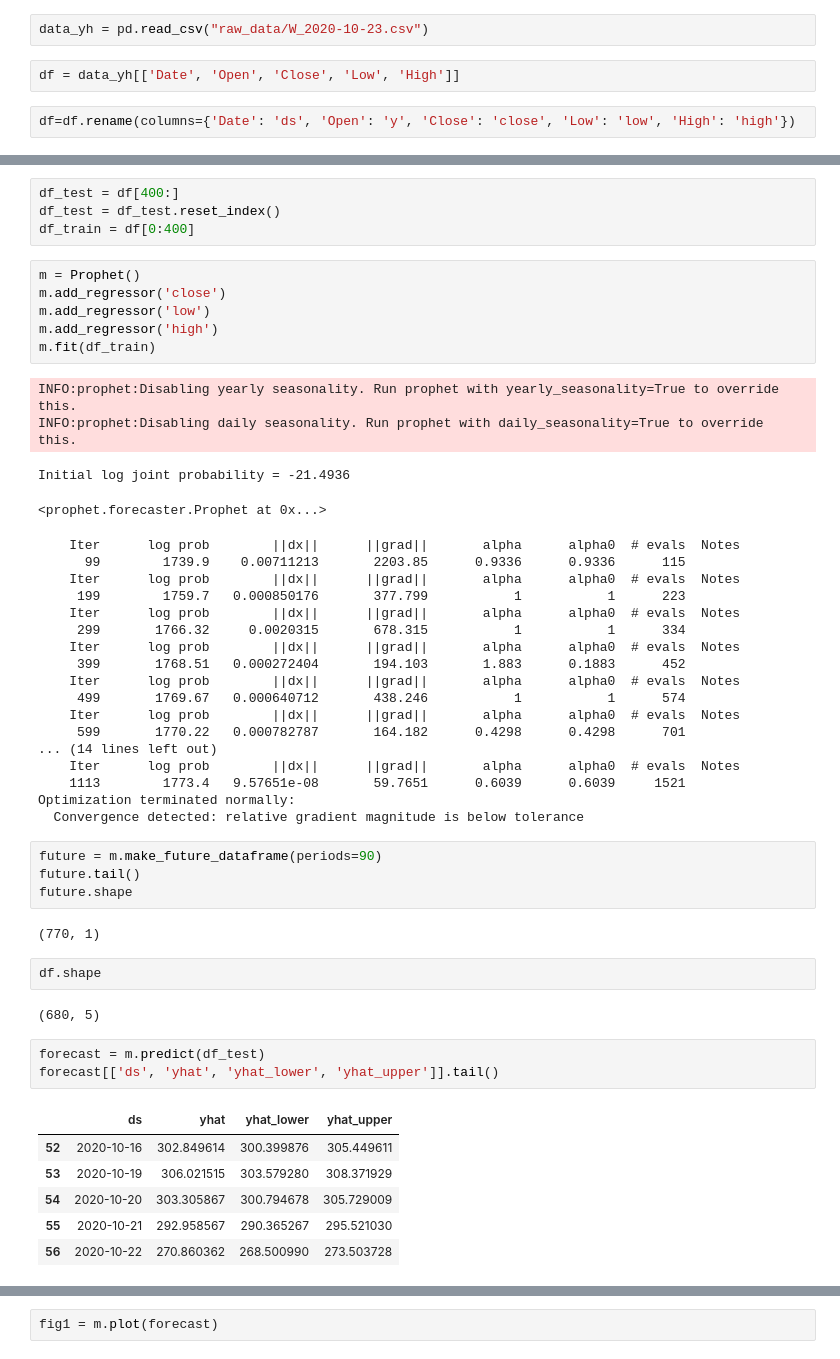
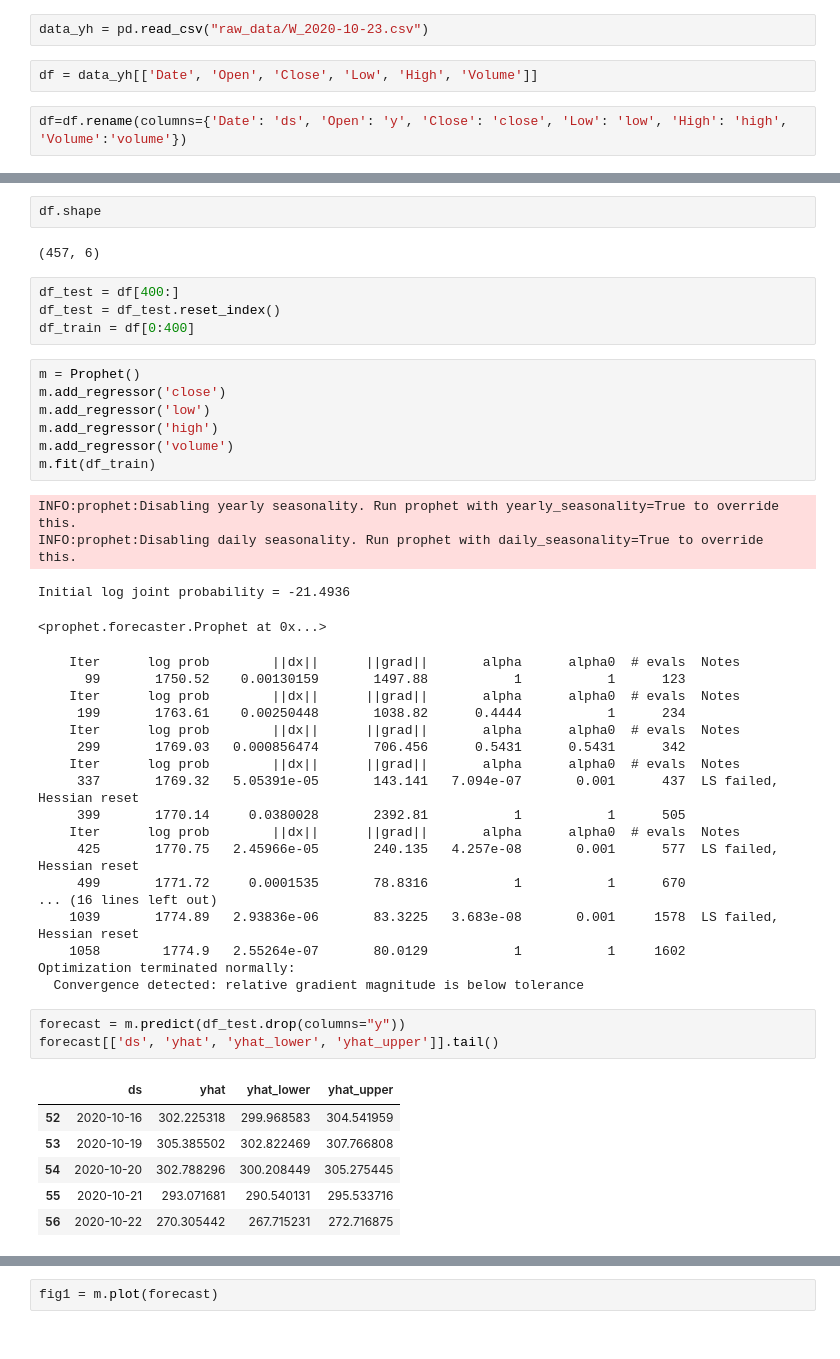
Before and after one commit to alicerantao/SeekingSigma, a Jupyter notebook: Prophet-W.ipynb, the cells around one changed output, grey strips where cells are left out. Saved outputs shown, nothing was run; the diff lists cells and outputs as text.

```diff
--- a/Prophet-W.ipynb
+++ b/Prophet-W.ipynb
@@ -27,9 +27,9 @@ data_yh
 # %%
 data_yh = pd.read_csv("raw_data/W_2020-10-23.csv")
 # %%
-df = data_yh[['Date', 'Open', 'Close', 'Low', 'High']]
+df = data_yh[['Date', 'Open', 'Close', 'Low', 'High', 'Volume']]
 # %%
-df=df.rename(columns={'Date': 'ds', 'Open': 'y', 'Close': 'close', 'Low': 'low', 'High': 'high'})
+df=df.rename(columns={'Date': 'ds', 'Open': 'y', 'Close': 'close', 'Low': 'low', 'High': 'high', 'Volume':'volume'})
 # %%
 df.head()
 # %% [output]
@@ -46,3 +42,7 @@ df.shape
+# %%
+df.shape
+# %% [output]
+(457, 6)
 # %%
 df_test = df[400:]
 df_test = df_test.reset_index()
@@ -52,6 +52,7 @@ m = Prophet()
 m.add_regressor('close')
 m.add_regressor('low')
 m.add_regressor('high')
+m.add_regressor('volume')
 m.fit(df_train)
 # %% [output]
 INFO:prophet:Disabling yearly seasonality. Run prophet with yearly_seasonality=True to override this.
@@ -59,42 +60,32 @@ INFO:prophet:Disabling daily seasonality. Run prophet with daily_seasonality=Tru
 Initial log joint probability = -21.4936
 <prophet.forecaster.Prophet at 0x...>
     Iter      log prob        ||dx||      ||grad||       alpha      alpha0  # evals  Notes
-      99        1739.9    0.00711213       2203.85      0.9336      0.9336      115
+      99       1750.52    0.00130159       1497.88           1           1      123
     Iter      log prob        ||dx||      ||grad||       alpha      alpha0  # evals  Notes
-     199        1759.7   0.000850176       377.799           1           1      223
+     199       1763.61    0.00250448       1038.82      0.4444           1      234
     Iter      log prob        ||dx||      ||grad||       alpha      alpha0  # evals  Notes
-     299       1766.32     0.0020315       678.315           1           1      334
+     299       1769.03   0.000856474       706.456      0.5431      0.5431      342
     Iter      log prob        ||dx||      ||grad||       alpha      alpha0  # evals  Notes
-     399       1768.51   0.000272404       194.103       1.883      0.1883      452
+     337       1769.32   5.05391e-05       143.141   7.094e-07       0.001      437  LS failed, Hessian reset
+     399       1770.14     0.0380028       2392.81           1           1      505
     Iter      log prob        ||dx||      ||grad||       alpha      alpha0  # evals  Notes
-     499       1769.67   0.000640712       438.246           1           1      574
-    Iter      log prob        ||dx||      ||grad||       alpha      alpha0  # evals  Notes
-     599       1770.22   0.000782787       164.182      0.4298      0.4298      701
-... (14 lines left out)
-    Iter      log prob        ||dx||      ||grad||       alpha      alpha0  # evals  Notes
-    1113        1773.4   9.57651e-08       59.7651      0.6039      0.6039     1521
+     425       1770.75   2.45966e-05       240.135   4.257e-08       0.001      577  LS failed, Hessian reset
+     499       1771.72     0.0001535       78.8316           1           1      670
+... (16 lines left out)
+    1039       1774.89   2.93836e-06       83.3225   3.683e-08       0.001     1578  LS failed, Hessian reset
+    1058        1774.9   2.55264e-07       80.0129           1           1     1602
 Optimization terminated normally:
   Convergence detected: relative gradient magnitude is below tolerance
-# %%
-future = m.make_future_dataframe(periods=90)
-future.tail()
-future.shape
-# %% [output]
-(770, 1)
-# %%
-df.shape
-# %% [output]
-(680, 5)
 # %%
-forecast = m.predict(df_test)
+forecast = m.predict(df_test.drop(columns="y"))
 forecast[['ds', 'yhat', 'yhat_lower', 'yhat_upper']].tail()
 # %% [output]
 |  | ds | yhat | yhat_lower | yhat_upper |
-| 52 | 2020-10-16 | 302.849614 | 300.399876 | 305.449611 |
-| 53 | 2020-10-19 | 306.021515 | 303.579280 | 308.371929 |
-| 54 | 2020-10-20 | 303.305867 | 300.794678 | 305.729009 |
-| 55 | 2020-10-21 | 292.958567 | 290.365267 | 295.521030 |
-| 56 | 2020-10-22 | 270.860362 | 268.500990 | 273.503728 |
+| 52 | 2020-10-16 | 302.225318 | 299.968583 | 304.541959 |
+| 53 | 2020-10-19 | 305.385502 | 302.822469 | 307.766808 |
+| 54 | 2020-10-20 | 302.788296 | 300.208449 | 305.275445 |
+| 55 | 2020-10-21 | 293.071681 | 290.540131 | 295.533716 |
+| 56 | 2020-10-22 | 270.305442 | 267.715231 | 272.716875 |
 # %%
 forecast.shape
 # %% [output]
```
Also changed, not shown: parts of 4 cells of this notebook.
